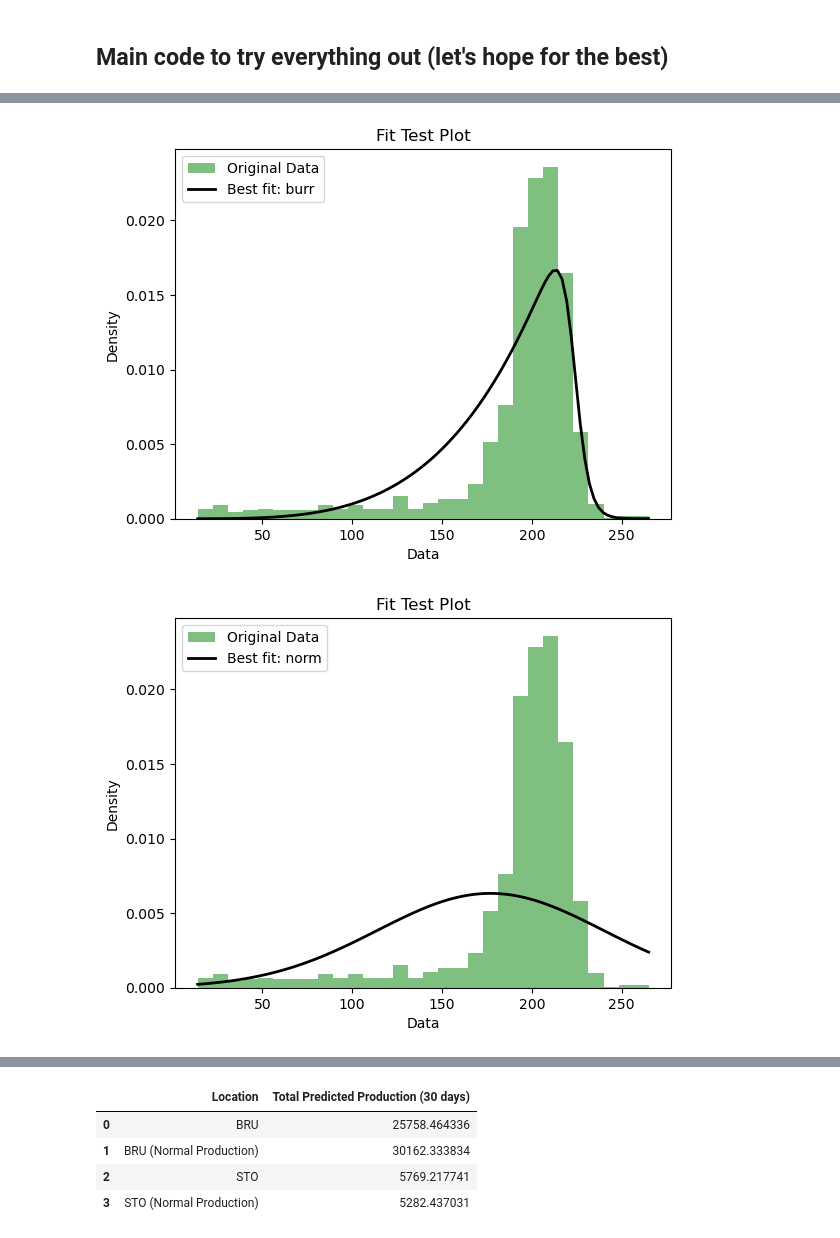
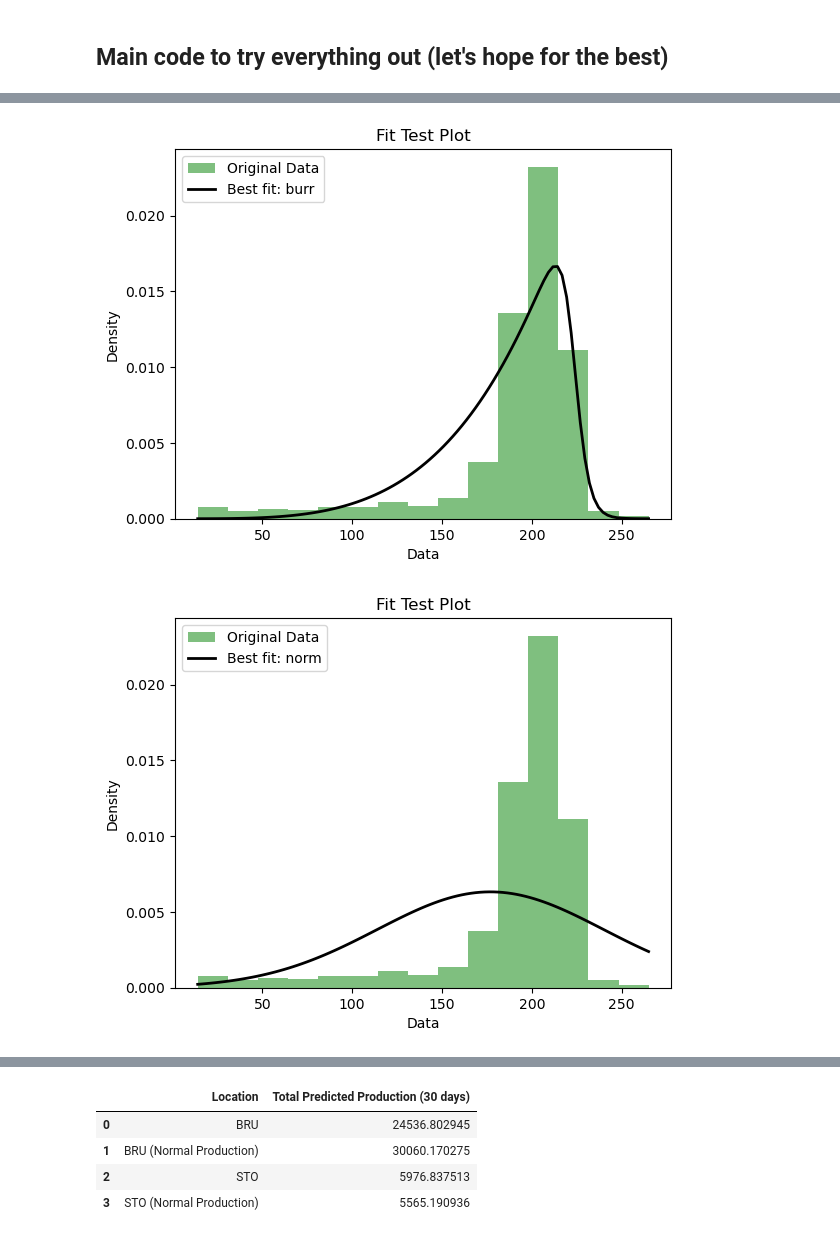
Before and after one commit to gagadzha/modeling-production-capability, a Jupyter notebook: final.ipynb, the cells around one changed output, grey strips where cells are left out. Cells and saved outputs as stored; diff of their text form; code cells hidden in the pictures.

```diff
--- a/final.ipynb
+++ b/final.ipynb
@@ -291,7 +291,7 @@ def simulation(days, factory, distribution=None, params=None, normal_production=
 # %%
 def fit_test_plot(original_data, best_distribution, best_params):
     # Create a histogram of the original data
-    plt.hist(original_data, bins=30, density=True, alpha=0.5, color='g', label='Original Data')
+    plt.hist(original_data, bins=15, density=True, alpha=0.5, color='g', label='Original Data')
 
     # Generate a range of values for plotting the distribution
     xmin, xmax = min(original_data), max(original_data)
@@ -312,11 +312,6 @@ def fit_test_plot(original_data, best_distribution, best_params):
 # %% [markdown]
 ## Main code to try everything out (let's hope for the best)
 # %%
-
-# Generate sample data
-np.random.seed(0)
-values = np.random.normal(loc=939, scale=1, size=1000)
-
 data_bru = clean_data("BRU")
 data_sto = clean_data("STO")
 
@@ -388,2 +383,2 @@ display(results_df)
-[figure, old version]
+[figure, new version]
-[figure, old version]
+[figure, new version]
@@ -393,7 +388,7 @@ display(results_df)
 | 0 | Brussels | weibull_max | (1.0820706975363437, 1193.0222300... | logistic | (997.4549009390882, 56.5029995061... |
 | 1 | Stockholm | logistic | (191.28911031427484, 28.369291047... | burr | (56.15378627883318, 0.08616556534... |
 |  | Location | Total Predicted Production (30 days) |
-| 0 | BRU | 25758.464336 |
-| 1 | BRU (Normal Production) | 30162.333834 |
-| 2 | STO | 5769.217741 |
-| 3 | STO (Normal Production) | 5282.437031 |
+| 0 | BRU | 24536.802945 |
+| 1 | BRU (Normal Production) | 30060.170275 |
+| 2 | STO | 5976.837513 |
+| 3 | STO (Normal Production) | 5565.190936 |
```
Also changed, not shown: parts of 4 cells of this notebook, 1 other file.
